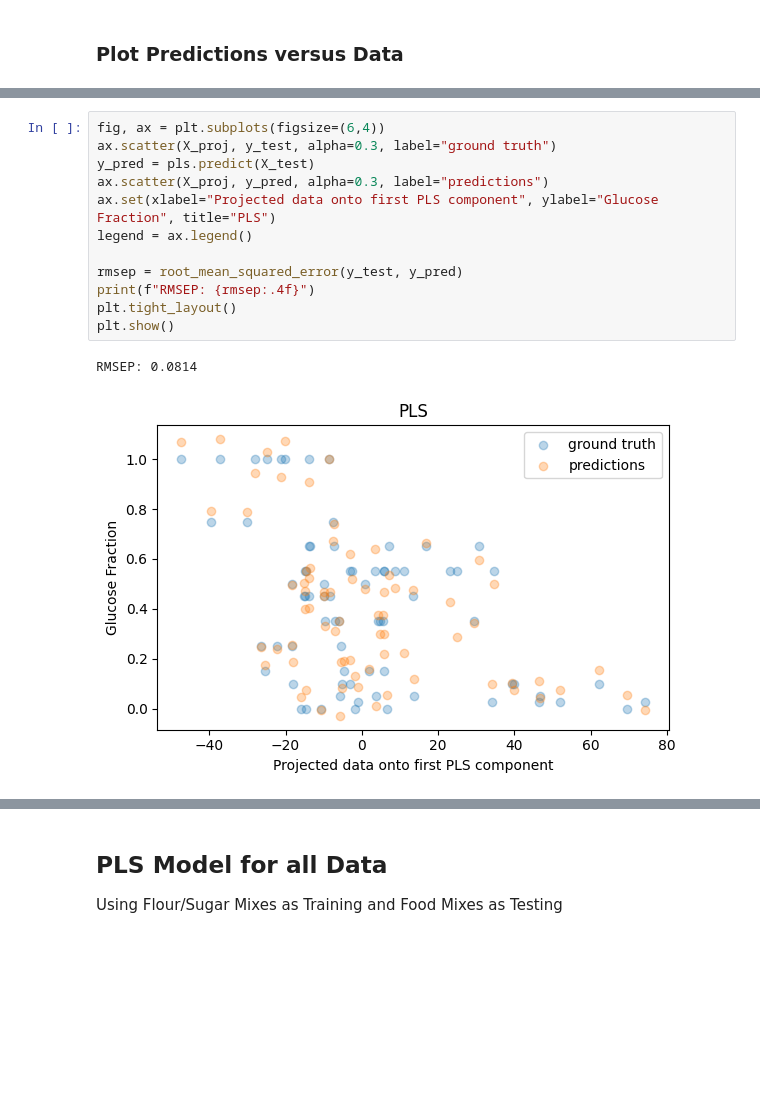
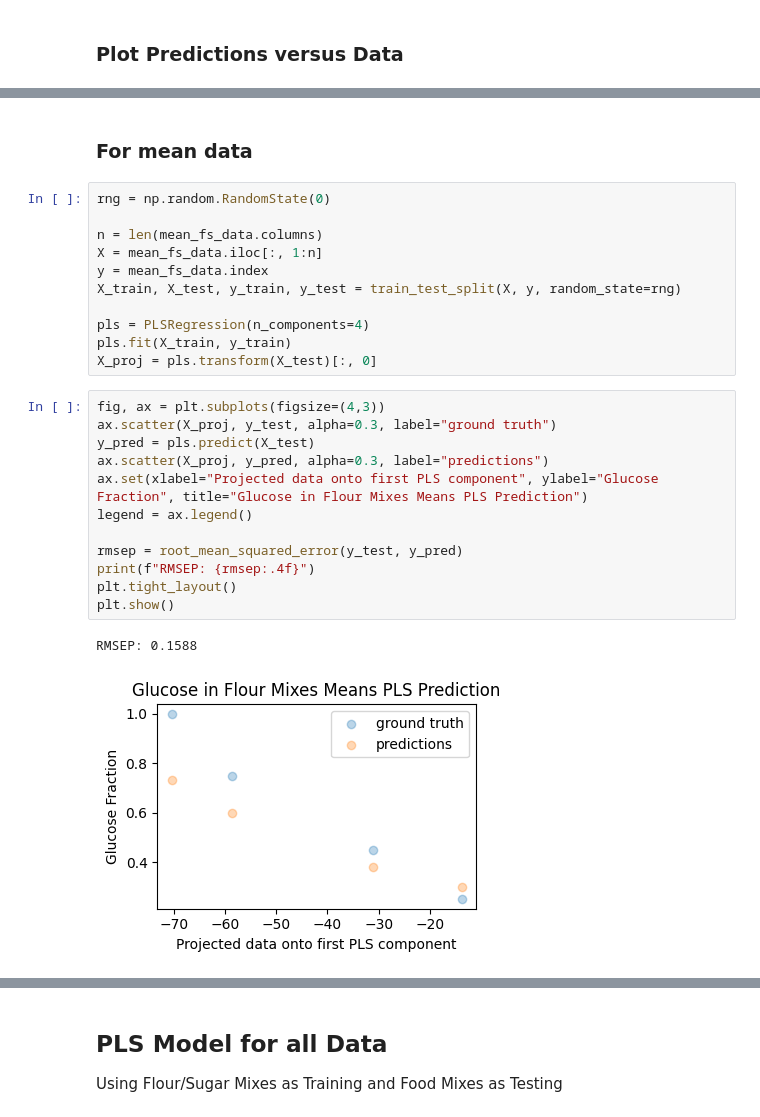
Before and after one commit to davissineath/FT-NIR_ML_Predictions, a Jupyter notebook: PLS_model/PLS.ipynb, the cells around one changed output, grey strips where cells are left out. Saved outputs shown, nothing was run; the diff lists cells and outputs as text; blank space fills up the shorter version.

Commit message:
finalize figures

```diff
--- a/PLS_model/PLS.ipynb
+++ b/PLS_model/PLS.ipynb
@@ -323,15 +424,28 @@ X_proj = pls.transform(X_test)[:, 0]
+# %% [markdown]
+### For mean data
+# %%
+rng = np.random.RandomState(0)
+
+n = len(mean_fs_data.columns)
+X = mean_fs_data.iloc[:, 1:n]
+y = mean_fs_data.index
+X_train, X_test, y_train, y_test = train_test_split(X, y, random_state=rng)
+
+pls = PLSRegression(n_components=4)
+pls.fit(X_train, y_train)
+X_proj = pls.transform(X_test)[:, 0]
 # %%
-fig, ax = plt.subplots(figsize=(6,4))
+fig, ax = plt.subplots(figsize=(4,3))
 ax.scatter(X_proj, y_test, alpha=0.3, label="ground truth")
 y_pred = pls.predict(X_test)
 ax.scatter(X_proj, y_pred, alpha=0.3, label="predictions")
-ax.set(xlabel="Projected data onto first PLS component", ylabel="Glucose Fraction", title="PLS")
+ax.set(xlabel="Projected data onto first PLS component", ylabel="Glucose Fraction", title="Glucose in Flour Mixes Means PLS Prediction")
 legend = ax.legend()
 
 rmsep = root_mean_squared_error(y_test, y_pred)
 print(f"RMSEP: {rmsep:.4f}")
 plt.tight_layout()
 plt.show()
 # %% [output]
-RMSEP: 0.0814
+RMSEP: 0.1588
-[figure, old version]
+[figure, new version]
```
Also changed, not shown: parts of 19 cells of this notebook, 8 other files.
